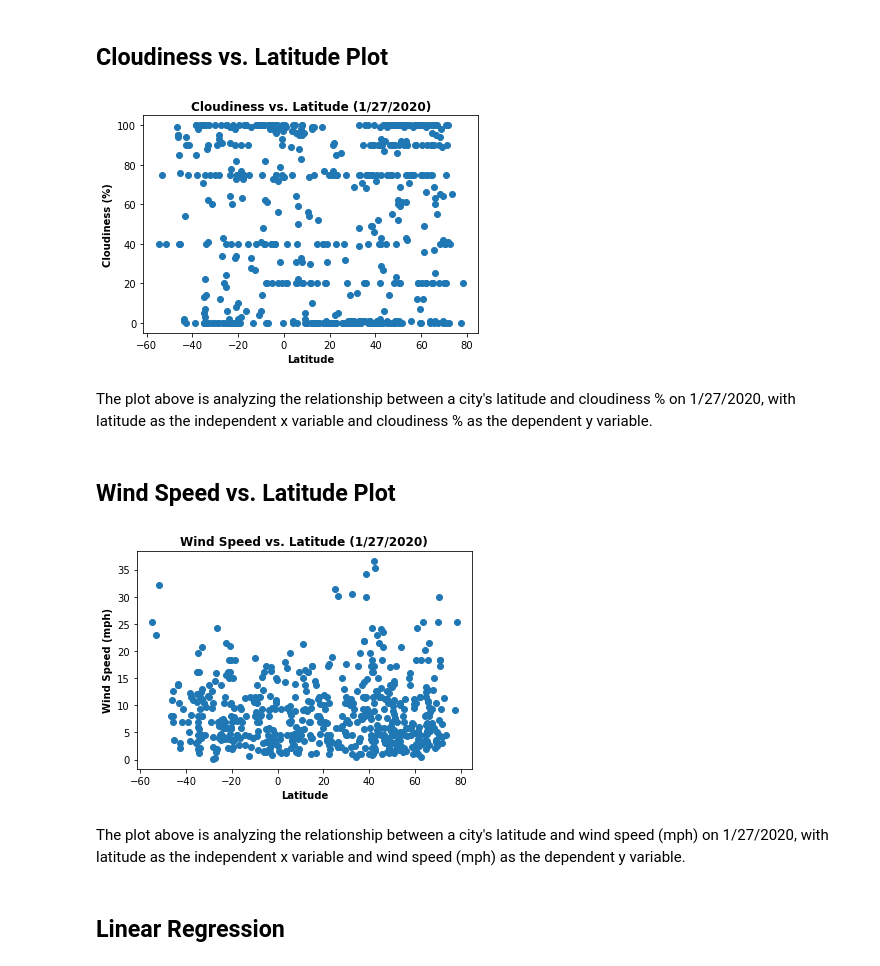
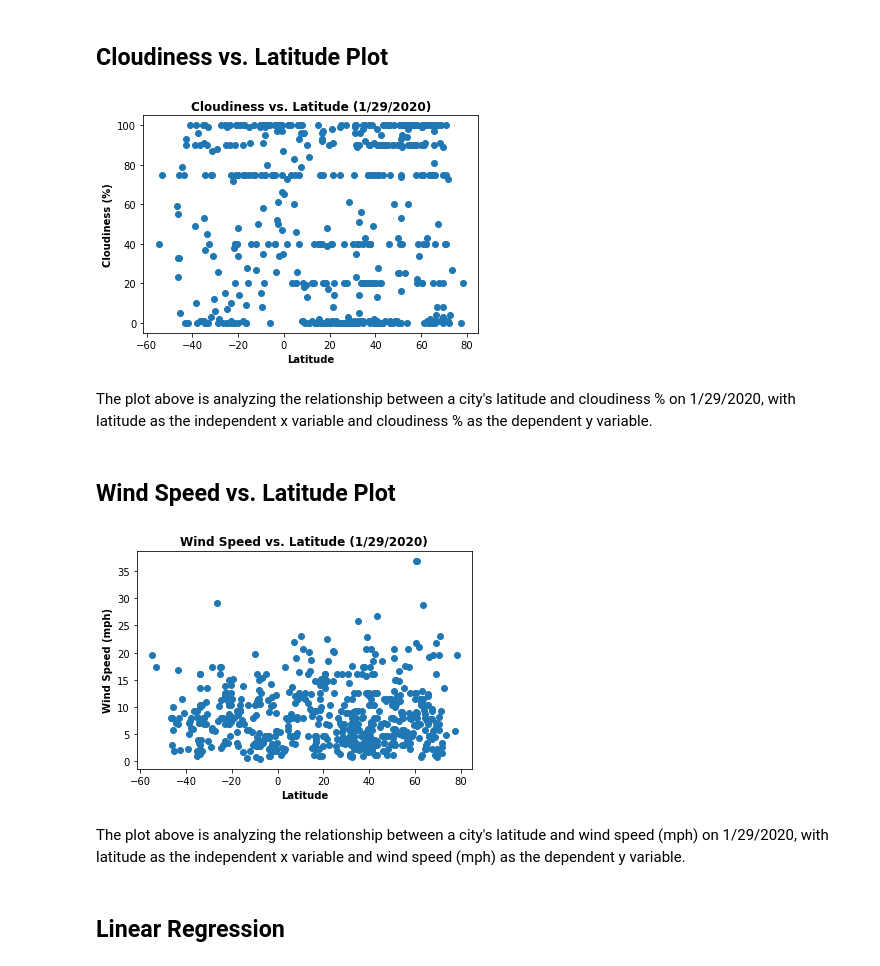
Before and after one commit to colinfoneill/Python_API_Challenge, a Jupyter notebook: WeatherPy/WeatherPy.ipynb, the cells around one changed output. Cells and saved outputs as stored; diff of their text form; code cells hidden in the pictures.

```diff
--- a/WeatherPy/WeatherPy.ipynb
+++ b/WeatherPy/WeatherPy.ipynb
@@ -216,28 +226,30 @@ The plot above is analyzing the relationship between a city's latitude and humid
 ## Cloudiness vs. Latitude Plot
 # %%
 plt.scatter(clean_weather_df["Latitude"], clean_weather_df["Cloudiness (%)"])
-plt.title("Cloudiness vs. Latitude (1/27/2020)", fontweight="bold")
+plt.title("Cloudiness vs. Latitude (1/29/2020)", fontweight="bold")
 plt.xlabel("Latitude", fontweight = "bold")
 plt.ylabel("Cloudiness (%)", fontweight = "bold")
 
+plt.savefig(f"../output_data/cloud_lat.png")
 plt.show()
 # %% [output]
-[figure, old version]
+[figure, new version]
 # %% [markdown]
-The plot above is analyzing the relationship between a city's latitude and cloudiness % on 1/27/2020, with latitude as the independent x variable and cloudiness % as the dependent y variable.
+The plot above is analyzing the relationship between a city's latitude and cloudiness % on 1/29/2020, with latitude as the independent x variable and cloudiness % as the dependent y variable.
 # %% [markdown]
 ## Wind Speed vs. Latitude Plot
 # %%
 plt.scatter(clean_weather_df["Latitude"], clean_weather_df["Wind Speed (mph)"])
-plt.title("Wind Speed vs. Latitude (1/27/2020)", fontweight="bold")
+plt.title("Wind Speed vs. Latitude (1/29/2020)", fontweight="bold")
 plt.xlabel("Latitude", fontweight = "bold")
 plt.ylabel("Wind Speed (mph)", fontweight = "bold")
 
+plt.savefig(f"../output_data/wind_lat.png")
 plt.show()
 # %% [output]
-[figure, old version]
+[figure, new version]
 # %% [markdown]
-The plot above is analyzing the relationship between a city's latitude and wind speed (mph) on 1/27/2020, with latitude as the independent x variable and wind speed (mph) as the dependent y variable.
+The plot above is analyzing the relationship between a city's latitude and wind speed (mph) on 1/29/2020, with latitude as the independent x variable and wind speed (mph) as the dependent y variable.
 # %% [markdown]
 ## Linear Regression
 # %%
```
Also changed, not shown: parts of 15 cells of this notebook, 14 other files.
